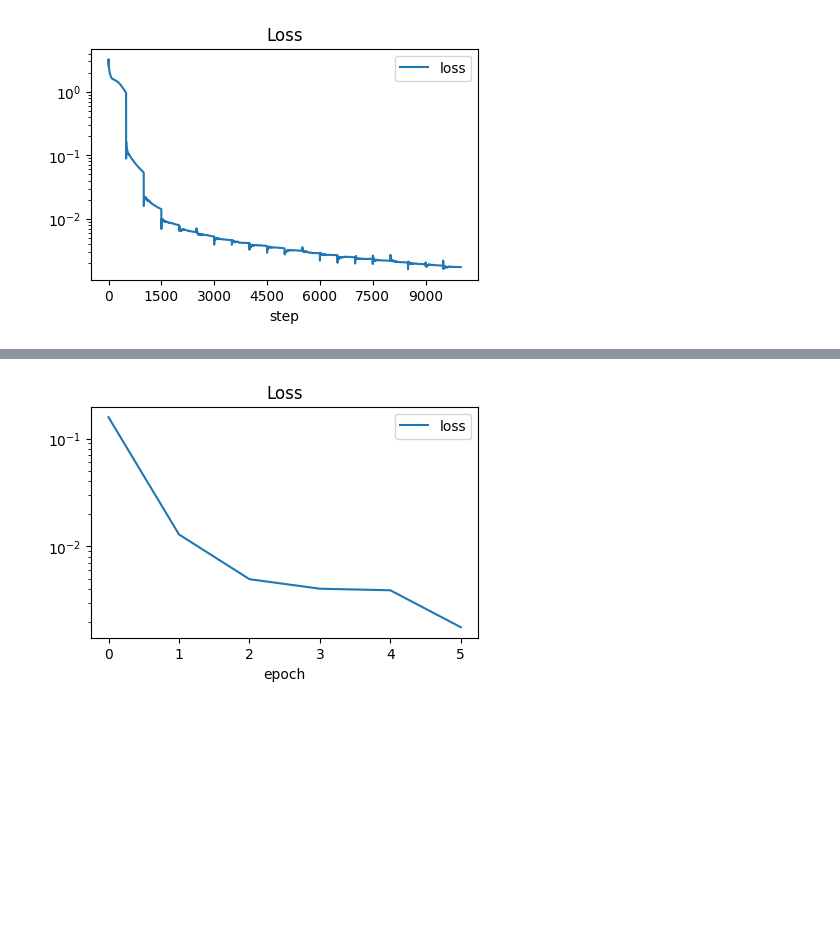
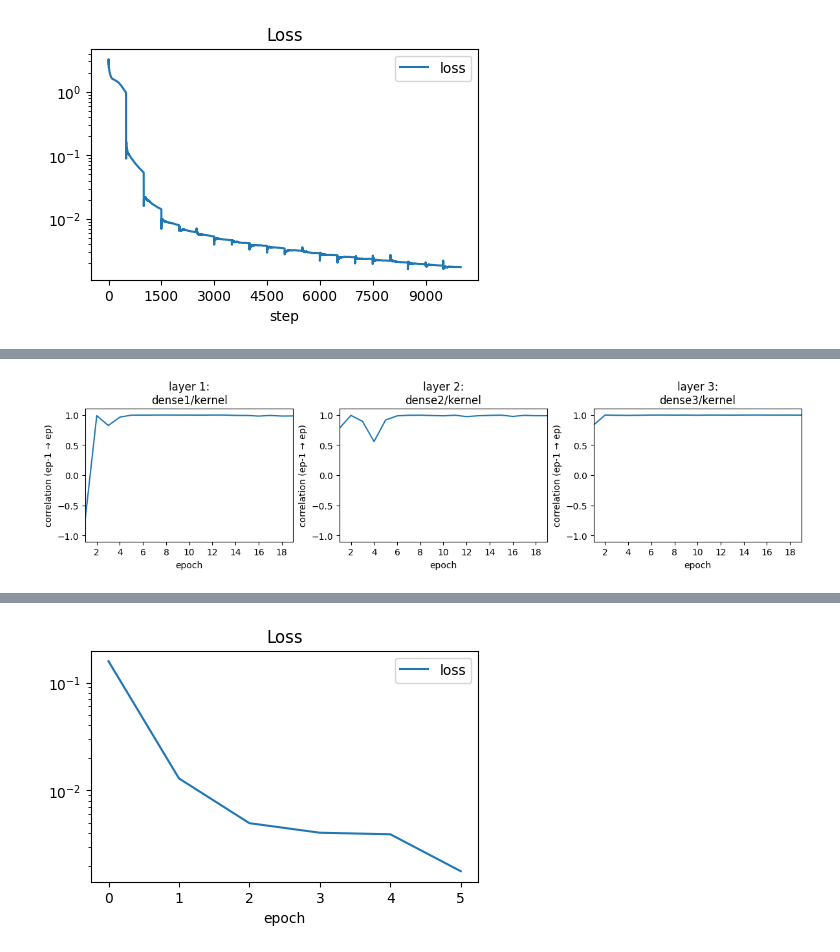
Before and after one commit to malcolmlett/ml-learning, a Jupyter notebook: Learning_visualisations_v18_oscillations.ipynb, the cells around one changed output, grey strips where cells are left out. Saved outputs shown, nothing was run; the diff lists cells and outputs as text; code cells hidden in the pictures; blank space fills up the shorter version.

```diff
--- a/Learning_visualisations_v18_oscillations.ipynb
+++ b/Learning_visualisations_v18_oscillations.ipynb
@@ -120,0 +204,5 @@ tinstr.plot_train_history(history, per_step=True)
+# %%
+# note: gradients are summed over the course of the epoch
+plot_correlation_trends(gradients)
+# %% [output]
+[figure, added]
```
Also changed, not shown: parts of 25 cells of this notebook.
